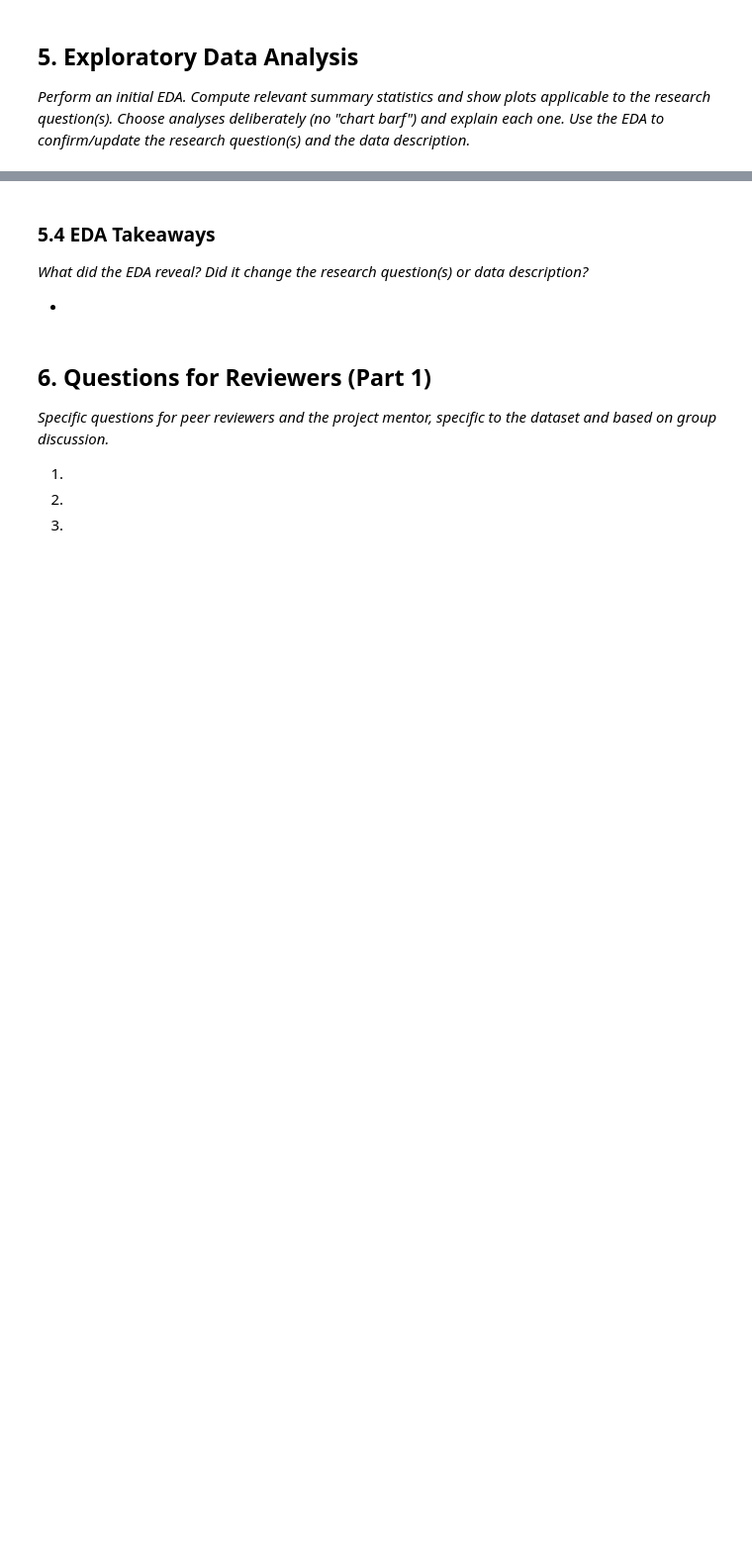
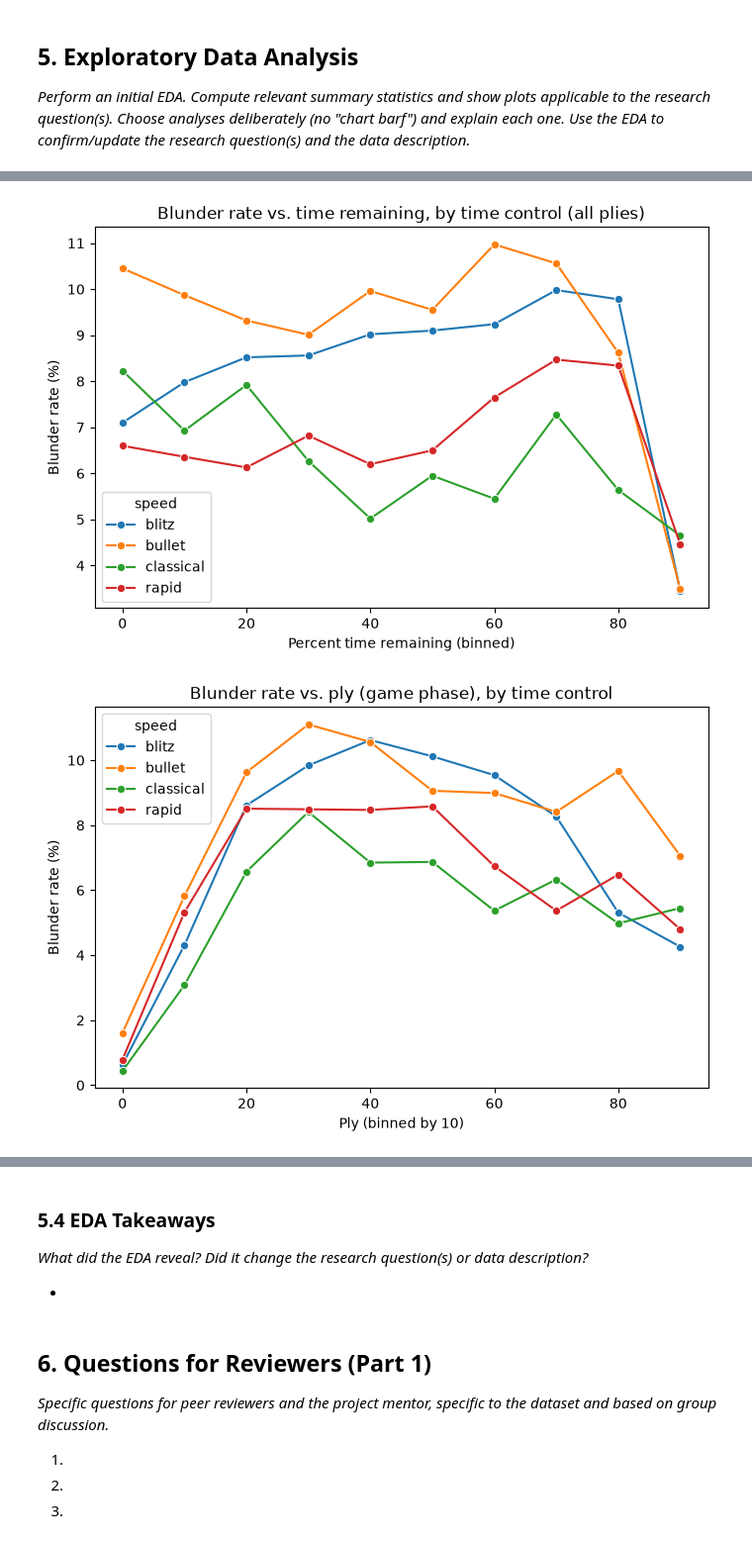
Before and after one commit to Harashima-CS/info2950-project, a Jupyter notebook: notebooks/phase2.ipynb, the cells around one changed output, grey strips where cells are left out. Shown at 99% size. Drawn from its saved outputs; the diff is of its cells as text; code cells hidden in the pictures; blank space fills up the shorter version.

```diff
--- a/notebooks/phase2.ipynb
+++ b/notebooks/phase2.ipynb
@@ -259,0 +408,70 @@ games: (2894, 8) | moves: (196955, 8)
+# %%
+# Bivariate plots
+
+rate_by_bin = duckdb.sql("""
+    SELECT speed,
+           LEAST(FLOOR(pct_time_remaining / 10) * 10, 90) AS time_bin,
+           COUNT(*) AS n_plies,
+           ROUND(100 * AVG(is_blunder), 2) AS blunder_pct
+    FROM moves_df
+    GROUP BY speed, time_bin
+    ORDER BY speed, time_bin
+""").df()
+plt.figure(figsize=(8, 5))
+sns.lineplot(data=rate_by_bin, x="time_bin", y="blunder_pct", hue="speed", marker="o")
+plt.title("Blunder rate vs. time remaining, by time control (all plies)")
+plt.xlabel("Percent time remaining (binned)")
+plt.ylabel("Blunder rate (%)")
+plt.show()
+
+rate_by_ply = duckdb.sql("""
+    SELECT speed,
+           FLOOR(ply / 10) * 10 AS ply_bin,
+           COUNT(*) AS n_plies,
+           ROUND(100 * AVG(is_blunder), 2) AS blunder_pct
+    FROM moves_df
+    WHERE ply < 100
+    GROUP BY speed, ply_bin
+    ORDER BY speed, ply_bin
+""").df()
+plt.figure(figsize=(8, 5))
+sns.lineplot(data=rate_by_ply, x="ply_bin", y="blunder_pct", hue="speed", marker="o")
+plt.title("Blunder rate vs. ply (game phase), by time control")
+plt.xlabel("Ply (binned by 10)")
+plt.ylabel("Blunder rate (%)")
+plt.show()
+
+rate_by_bin_mid = duckdb.sql("""
+    SELECT speed,
+           LEAST(FLOOR(pct_time_remaining / 10) * 10, 90) AS time_bin,
+           COUNT(*) AS n_plies,
+           ROUND(100 * AVG(is_blunder), 2) AS blunder_pct
+    FROM moves_df
+    WHERE ply > 20
+    GROUP BY speed, time_bin
+    ORDER BY speed, time_bin
+""").df()
+plt.figure(figsize=(8, 5))
+sns.lineplot(data=rate_by_bin_mid, x="time_bin", y="blunder_pct", hue="speed", marker="o")
+plt.title("Blunder rate vs. time remaining, plies 21 and later")
+plt.xlabel("Percent time remaining (binned)")
+plt.ylabel("Blunder rate (%)")
+plt.show()
+
+rate_by_band = duckdb.sql("""
+    SELECT FLOOR(rating / 200) * 200 AS rating_band,
+           COUNT(*) AS n_plies,
+           ROUND(100 * AVG(is_blunder), 2) AS blunder_pct
+    FROM moves_df
+    GROUP BY rating_band
+    ORDER BY rating_band
+""").df()
+plt.figure(figsize=(8, 4))
+sns.lineplot(data=rate_by_band, x="rating_band", y="blunder_pct", marker="o")
+plt.title("Blunder rate by player rating")
+plt.xlabel("Rating (200-point bands)")
+plt.ylabel("Blunder rate (%)")
+plt.show()
+# %% [output]
+[figure, added]
+[figure, added]
```
Also changed, not shown: parts of 22 cells of this notebook.
